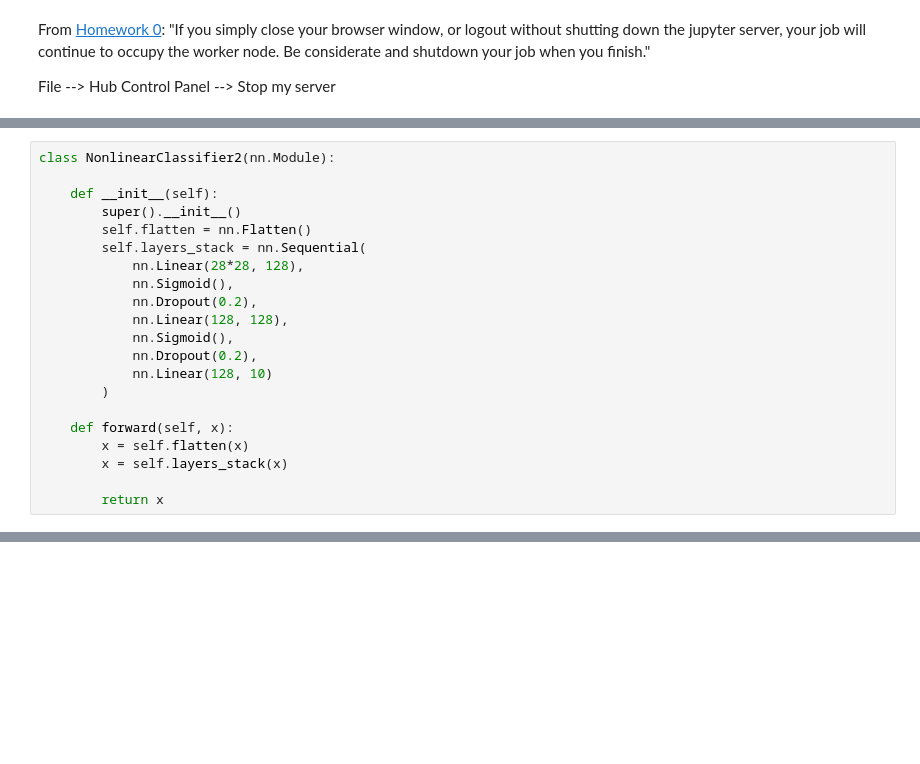
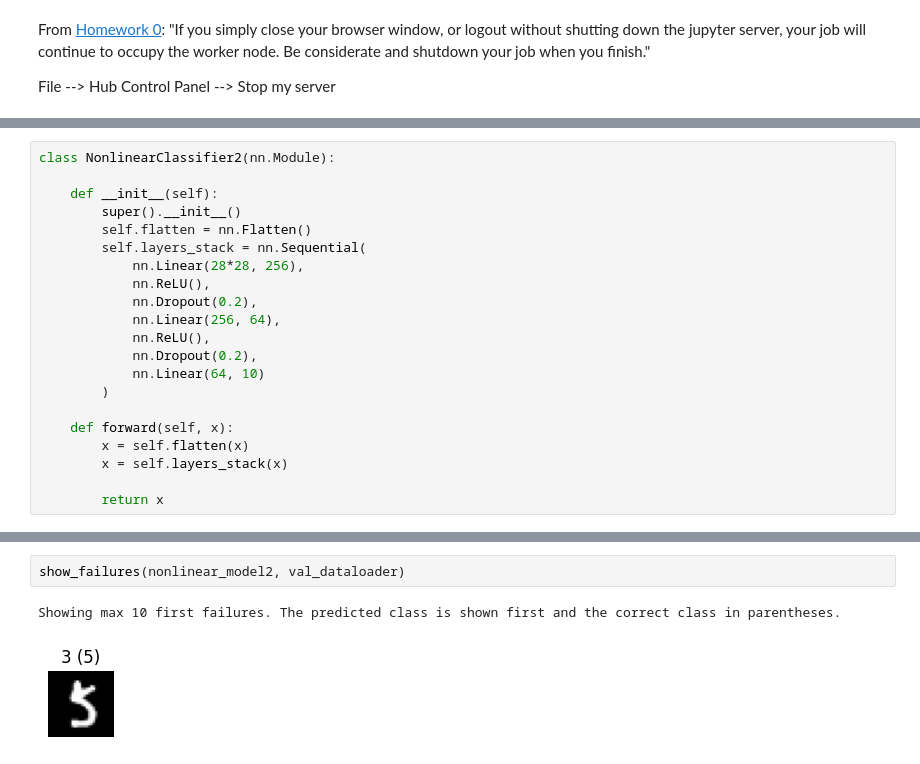
Before and after one commit to franklhy/ai-science-training-series, a Jupyter notebook: 02_intro_neural_networks/2024-02-13_Heyi_Liang_01_introduction_mnist.ipynb, the cells around one changed output, grey strips where cells are left out. Drawn from its saved outputs; the diff is of its cells as text; blank space fills up the shorter version.

```diff
--- a/02_intro_neural_networks/2024-02-13_Heyi_Liang_01_introduction_mnist.ipynb
+++ b/02_intro_neural_networks/2024-02-13_Heyi_Liang_01_introduction_mnist.ipynb
@@ -398,13 +398,13 @@ class NonlinearClassifier2(nn.Module):
         super().__init__()
         self.flatten = nn.Flatten()
         self.layers_stack = nn.Sequential(
-            nn.Linear(28*28, 128),
-            nn.Sigmoid(),
+            nn.Linear(28*28, 256),
+            nn.ReLU(),
             nn.Dropout(0.2),
-            nn.Linear(128, 128),
-            nn.Sigmoid(),
+            nn.Linear(256, 64),
+            nn.ReLU(),
             nn.Dropout(0.2),
-            nn.Linear(128, 10)
+            nn.Linear(64, 10)
         )
 
     def forward(self, x):
@@ -450,0 +462,5 @@ Epoch 5: training loss: 0.5628884109656016, accuracy: 84.12916666666666
+# %%
+show_failures(nonlinear_model2, val_dataloader)
+# %% [output]
+Showing max 10 first failures. The predicted class is shown first and the correct class in parentheses.
+[figure, added]
```
Also changed, not shown: parts of 8 cells of this notebook.
